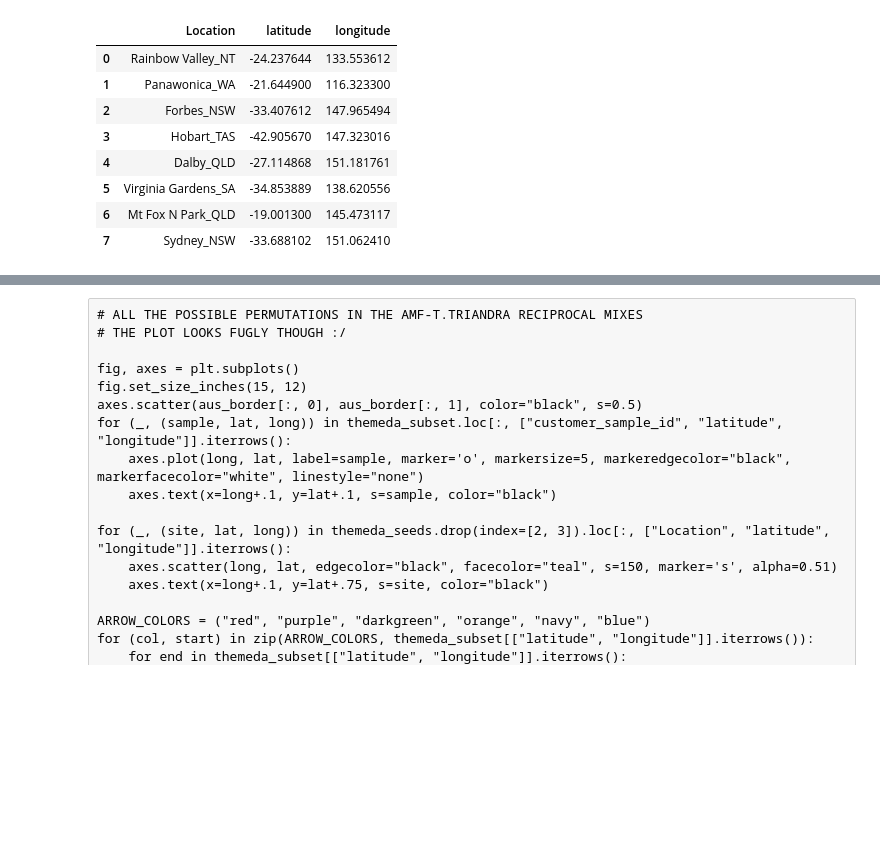
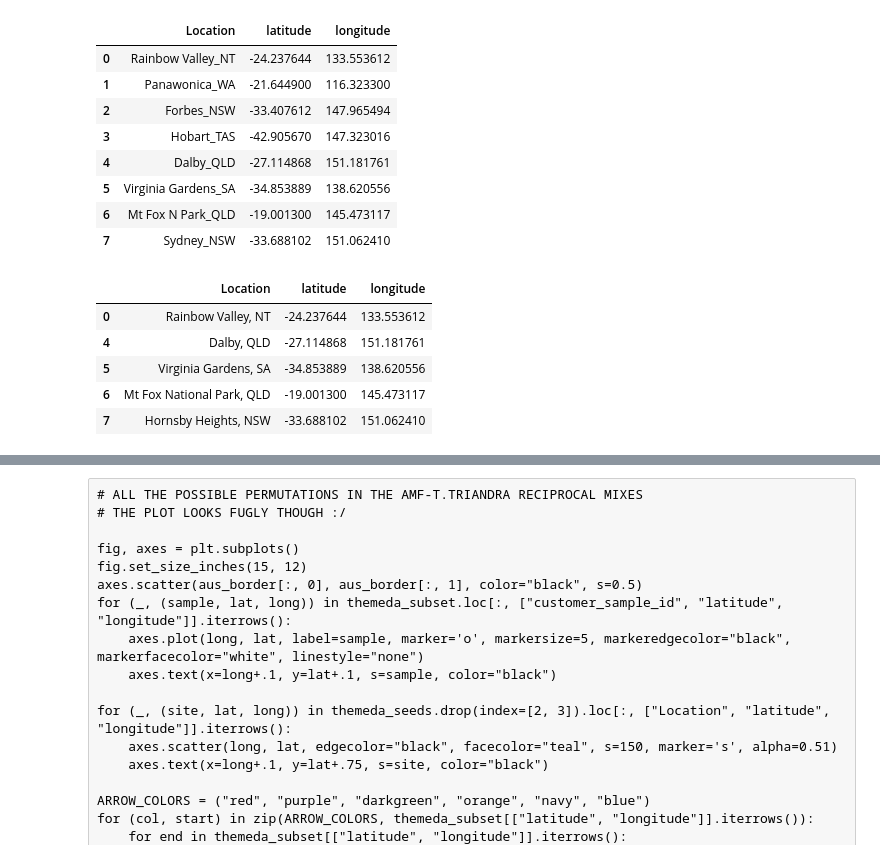
Before and after one commit to anoban/phd, a Jupyter notebook: notebooks/chapter_03/maps.ipynb, the cells around one changed output, grey strips where cells are left out. Cells and saved outputs as stored; diff of their text form; code cells hidden in the pictures; blank space fills up the shorter version.

```diff
--- a/notebooks/chapter_03/maps.ipynb
+++ b/notebooks/chapter_03/maps.ipynb
@@ -92,6 +92,17 @@ themeda_seeds
 | 5 | Virginia Gardens_SA | -34.853889 | 138.620556 |
 | 6 | Mt Fox N Park_QLD | -19.001300 | 145.473117 |
 | 7 | Sydney_NSW | -33.688102 | 151.062410 |
+# %%
+subset = themeda_seeds.drop(index=[1, 2, 3]).loc[:, ["Location", "latitude", "longitude"]]
+subset.loc[:, "Location"] = ['Rainbow Valley, NT', 'Dalby, QLD', 'Virginia Gardens, SA', 'Mt Fox National Park, QLD', 'Hornsby Heights, NSW']
+subset
+# %% [output]
+|  | Location | latitude | longitude |
+| 0 | Rainbow Valley, NT | -24.237644 | 133.553612 |
+| 4 | Dalby, QLD | -27.114868 | 151.181761 |
+| 5 | Virginia Gardens, SA | -34.853889 | 138.620556 |
+| 6 | Mt Fox National Park, QLD | -19.001300 | 145.473117 |
+| 7 | Hornsby Heights, NSW | -33.688102 | 151.062410 |
 # %%
 fig, axes = plt.subplots()
 fig.set_size_inches(8.75, 7.5)
```
Also changed, not shown: parts of 1 cell of this notebook.
